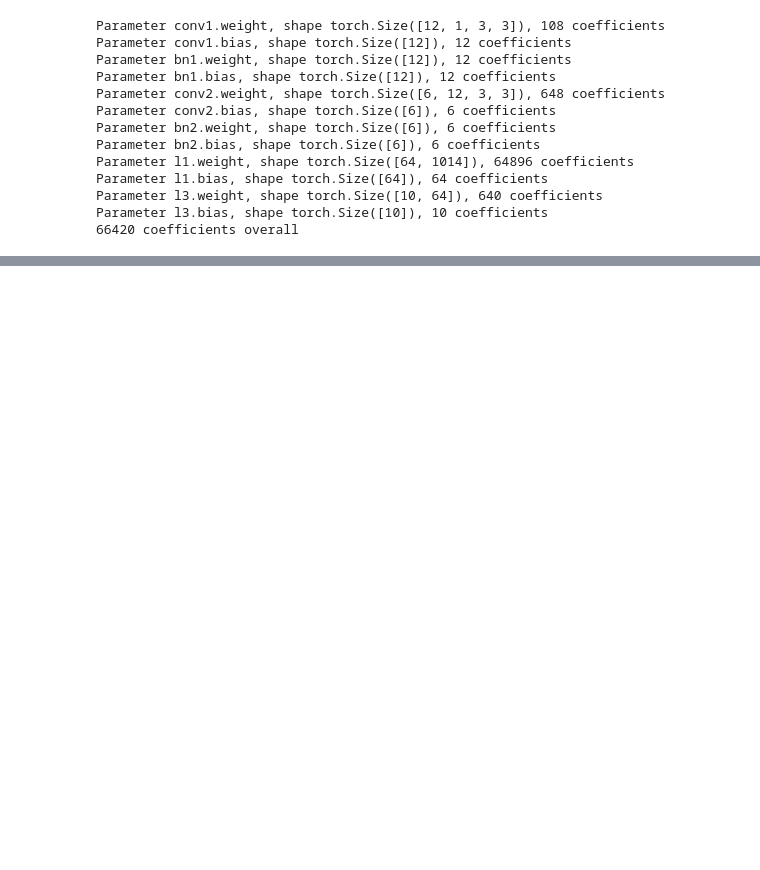
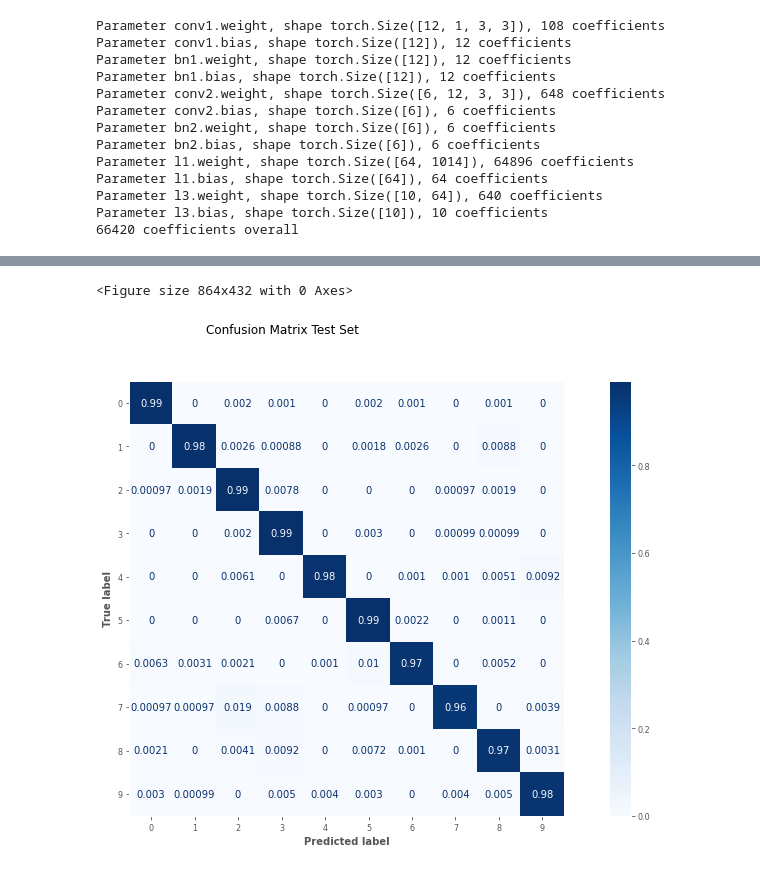
Before and after one commit to tvml/ml2223, a Jupyter notebook: codici/mnist_pytorch.ipynb, the cells around one changed output, grey strips where cells are left out. Cells and saved outputs as stored; diff of their text form; code cells hidden in the pictures; blank space fills up the shorter version.

```diff
--- a/codici/mnist_pytorch.ipynb
+++ b/codici/mnist_pytorch.ipynb
@@ -1052,0 +1051,9 @@ torch.Size([100, 10])
+# %%
+plt.figure(figsize=(12,6))
+disp = ConfusionMatrixDisplay.from_predictions(yte, pte, normalize='true', cmap='Blues')
+disp.figure_.suptitle("Confusion Matrix Test Set")
+plt.grid(None)
+plt.show()
+# %% [output]
+<Figure size 864x432 with 0 Axes>
+[figure, added]
```
Also changed, not shown: parts of 36 cells of this notebook, 35 other files.
